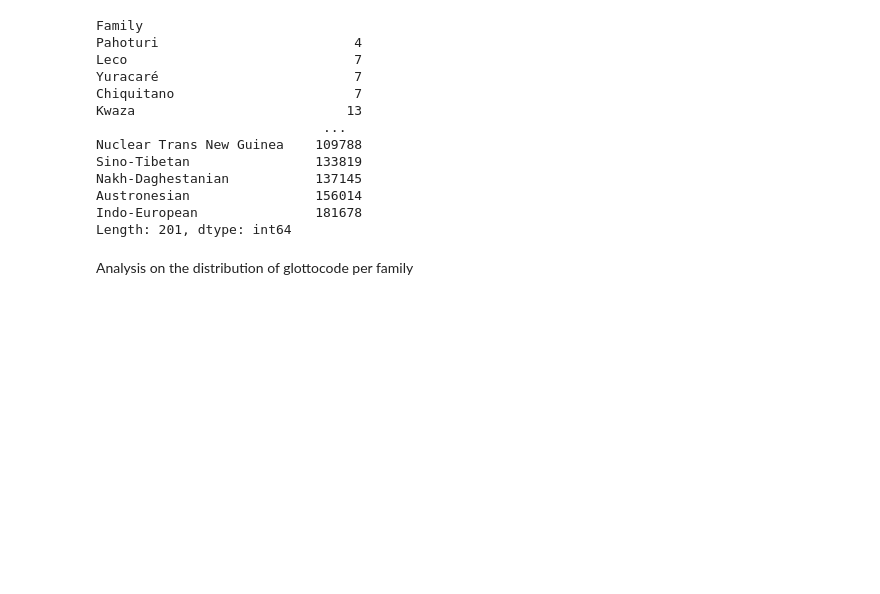
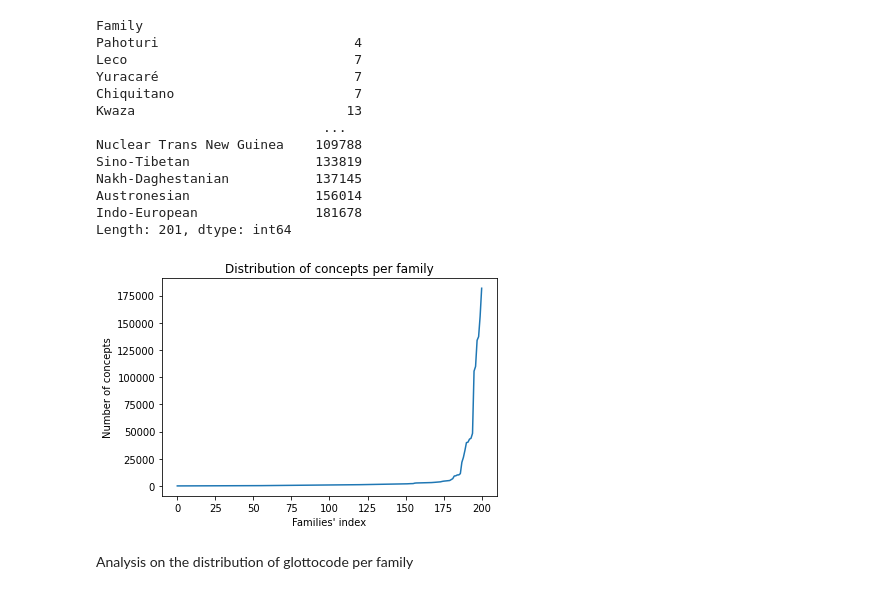
Before and after one commit to sarabert96/Colexification, a Jupyter notebook: 01_DataUnderstanding.ipynb, the cells around one changed output. Drawn from its saved outputs; the diff is of its cells as text; code cells hidden in the pictures; blank space fills up the shorter version.

Commit message:
added distribution plots

```diff
--- a/01_DataUnderstanding.ipynb
+++ b/01_DataUnderstanding.ipynb
@@ -88,6 +127,16 @@ Nakh-Daghestanian           137145
 Austronesian                156014
 Indo-European               181678
 Length: 201, dtype: int64
+# %%
+concept_in_fam = list(df.groupby('Family').size())
+# %%
+plt.plot(sorted(concept_in_fam))
+plt.title("Distribution of concepts per family")
+plt.ylabel('Number of concepts')
+plt.xlabel("Families' index")
+plt.show()
+# %% [output]
+[figure, added]
 # %% [markdown]
 Analysis on the distribution of glottocode per family
 # %%
```
Also changed, not shown: parts of 10 cells of this notebook.
